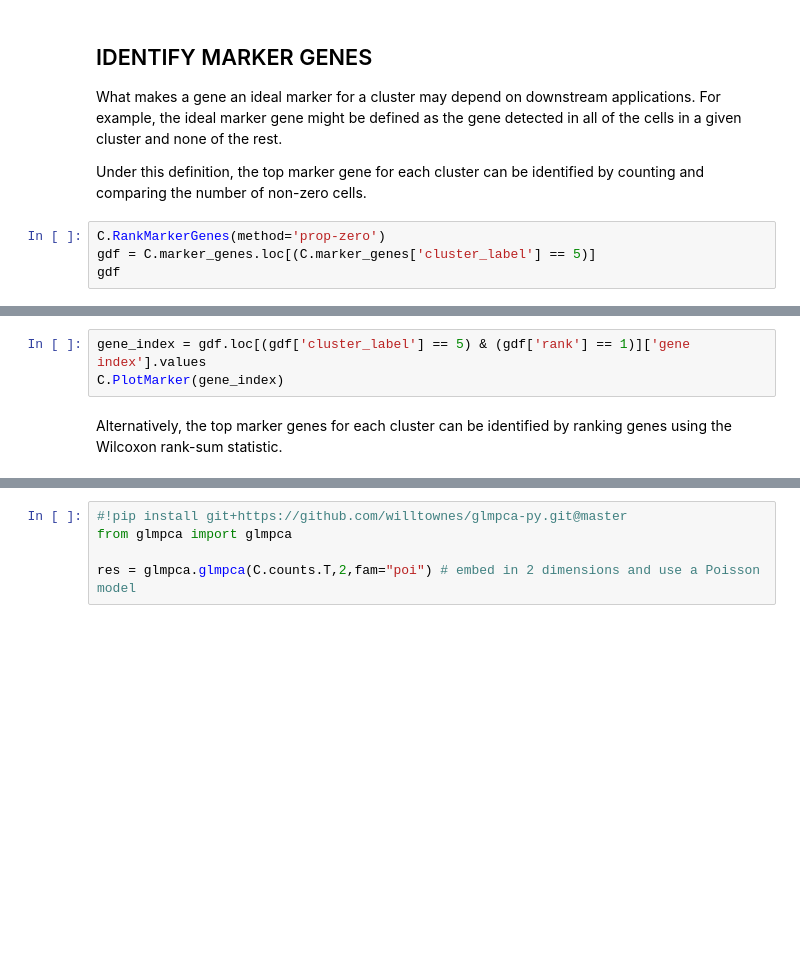
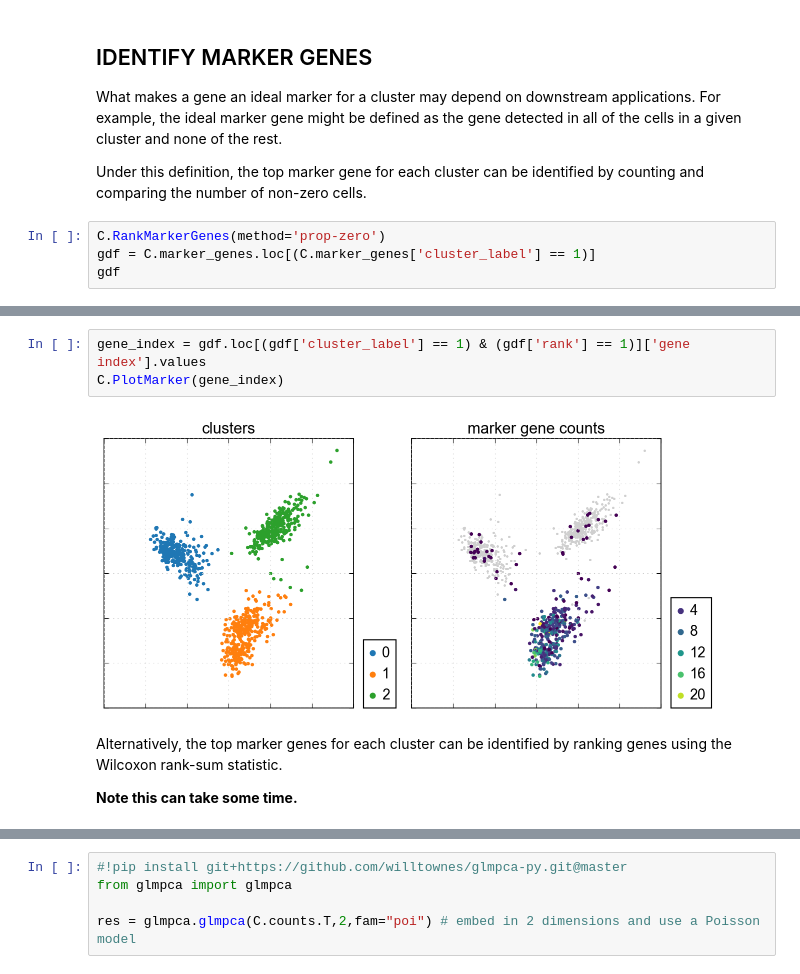
Before and after one commit to shchurch/countland, a Jupyter notebook: countland-py/countland_vignette.ipynb, the cells around one changed output, grey strips where cells are left out. Saved outputs shown, nothing was run; the diff lists cells and outputs as text; blank space fills up the shorter version.

```diff
--- a/countland-py/countland_vignette.ipynb
+++ b/countland-py/countland_vignette.ipynb
@@ -180,5 +245,5 @@ What makes a gene an ideal marker for a cluster may depend on downstream applica
 Under this definition, the top marker gene for each cluster can be identified by counting and comparing the number of non-zero cells.
 # %%
 C.RankMarkerGenes(method='prop-zero')
-gdf = C.marker_genes.loc[(C.marker_genes['cluster_label'] == 5)]
+gdf = C.marker_genes.loc[(C.marker_genes['cluster_label'] == 1)]
 gdf
@@ -185,7 +262,11 @@ gdf
 # %%
-gene_index = gdf.loc[(gdf['cluster_label'] == 5) & (gdf['rank'] == 1)]['gene index'].values
+gene_index = gdf.loc[(gdf['cluster_label'] == 1) & (gdf['rank'] == 1)]['gene index'].values
 C.PlotMarker(gene_index)
+# %% [output]
+[figure, added]
 # %% [markdown]
 Alternatively, the top marker genes for each cluster can be identified by ranking genes using the Wilcoxon rank-sum statistic.
+
+**Note this can take some time.**
 # %%
 C.RankMarkerGenes(method='rank-sums')
```
Also changed, not shown: parts of 51 cells of this notebook, 3 other files.
